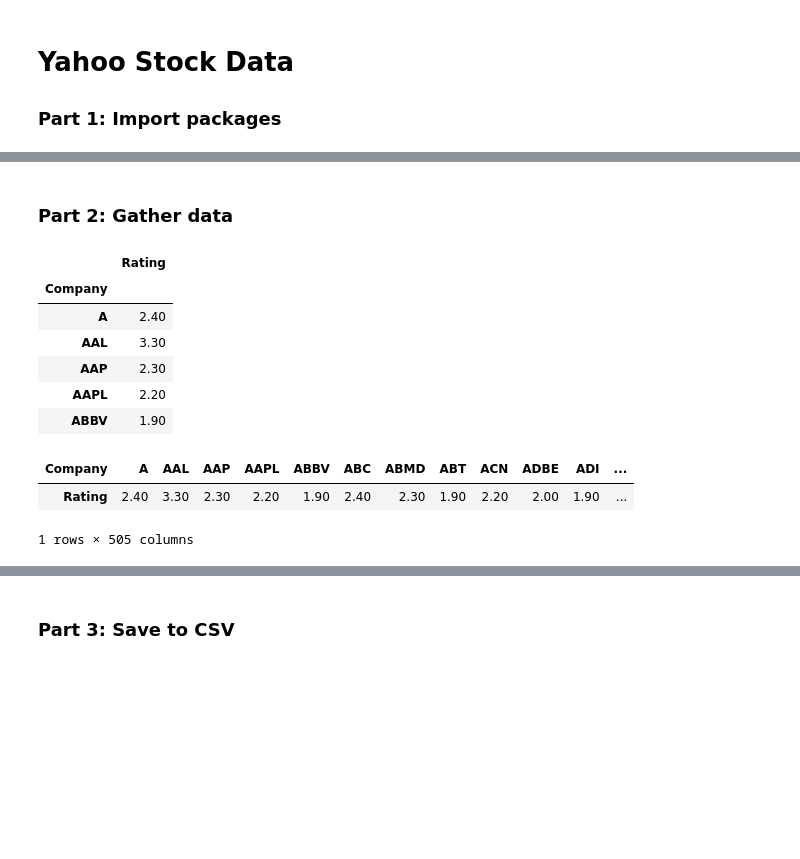
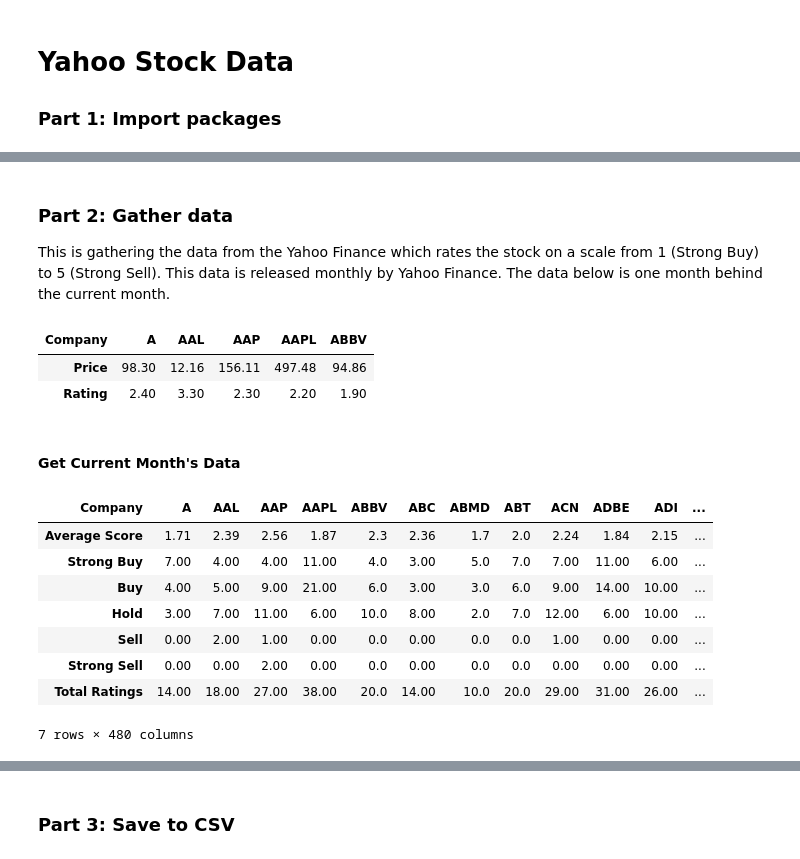
Before and after one commit to jonathannocek/yahoo-finance-stocks, a Jupyter notebook: src/yahoo_stocks.ipynb, the cells around one changed output, grey strips where cells are left out. Cells and saved outputs as stored; diff of their text form; code cells hidden in the pictures; blank space fills up the shorter version.

```diff
--- a/src/yahoo_stocks.ipynb
+++ b/src/yahoo_stocks.ipynb
@@ -40,42 +43,43 @@ Requirement already satisfied: pytz>=2017.2 in /usr/local/lib/python3.6/dist-pac
 Requirement already satisfied: numpy>=1.13.3 in /usr/local/lib/python3.6/dist-packages (from pandas>=0.21->pandas_datareader) (1.18.5)
 Requirement already satisfied: python-dateutil>=2.6.1 in /usr/local/lib/python3.6/dist-packages (from pandas>=0.21->pandas_datareader) (2.8.1)
 Requirement already satisfied: six>=1.5 in /usr/local/lib/python3.6/dist-packages (from python-dateutil>=2.6.1->pandas>=0.21->pandas_datareader) (1.15.0)
-# %% [markdown]
-### **Part 2: Gather data**
+# %% [markdown]
+### **Part 2: Gather data**
+
+This is gathering the data from the Yahoo Finance which rates the stock on a scale from 1 (Strong Buy) to 5 (Strong Sell). This data is released monthly by Yahoo Finance. The data below is one month behind the current month.
 # %%
+ratings_list = []
+prices_list = []
+
 for ticker in SP_500_TICKERS:
     # Get url and make request
     url = BASE_URL_1 + ticker + BASE_URL_2
     response = requests.get(url)
     response_json = response.json()
 
-    # Pull Recommendation from stock data
+    # returns true if status_code less than 400
     if not response.ok:
-        rating = None
+      rating = 'N/A'
+      price = 'N/A'
     try:
-        results_json = response_json['quoteSummary']['result'][0]
-        rating = results_json['financialData']['recommendationMean']['fmt']
+      results_json = response_json['quoteSummary']['result'][0]
+      rating = results_json['financialData']['recommendationMean']['fmt']
+      price = results_json['financialData']['currentPrice']["fmt"]
     except:
-        rating = None
+      rating = 'N/A'
+      price = 'N/A'
 
-    stock_data.append(rating)
+    ratings_list.append(rating)
+    prices_list.append(price)
 
 # Create pandas dataframe and insert data
-df = pd.DataFrame(list(zip(SP_500_TICKERS, stock_data)), columns =['Company', 'Rating'])
+df = pd.DataFrame(list(zip(SP_500_TICKERS, prices_list, ratings_list)), columns =['Company','Price', 'Rating'])
 df = df.set_index('Company')
 
-df.head()
+df.head().transpose()
 # %% [output]
-|  | Rating |
-| Company |  |
-| A | 2.40 |
-| AAL | 3.30 |
-| AAP | 2.30 |
-| AAPL | 2.20 |
-| ABBV | 1.90 |
+| Company | A | AAL | AAP | AAPL | ABBV |
+| Price | 98.30 | 12.16 | 156.11 | 497.48 | 94.86 |
+| Rating | 2.40 | 3.30 | 2.30 | 2.20 | 1.90 |
-# %%
-df.transpose()
-# %% [output]
-| Company | A | AAL | AAP | AAPL | ABBV | ABC | ABMD | ABT | ACN | ADBE | ADI | ... |
-| Rating | 2.40 | 3.30 | 2.30 | 2.20 | 1.90 | 2.40 | 2.30 | 1.90 | 2.20 | 2.00 | 1.90 | ... |
-1 rows × 505 columns
+# %% [markdown]
+#### **Get Current Month's Data**
@@ -81,0 +126,13 @@ df.transpose()
+# %%
+# Example of dataframe
+df_current_month.transpose()
+# %% [output]
+| Company | A | AAL | AAP | AAPL | ABBV | ABC | ABMD | ABT | ACN | ADBE | ADI | ... |
+| Average Score | 1.71 | 2.39 | 2.56 | 1.87 | 2.3 | 2.36 | 1.7 | 2.0 | 2.24 | 1.84 | 2.15 | ... |
+| Strong Buy | 7.00 | 4.00 | 4.00 | 11.00 | 4.0 | 3.00 | 5.0 | 7.0 | 7.00 | 11.00 | 6.00 | ... |
+| Buy | 4.00 | 5.00 | 9.00 | 21.00 | 6.0 | 3.00 | 3.0 | 6.0 | 9.00 | 14.00 | 10.00 | ... |
+| Hold | 3.00 | 7.00 | 11.00 | 6.00 | 10.0 | 8.00 | 2.0 | 7.0 | 12.00 | 6.00 | 10.00 | ... |
+| Sell | 0.00 | 2.00 | 1.00 | 0.00 | 0.0 | 0.00 | 0.0 | 0.0 | 1.00 | 0.00 | 0.00 | ... |
+| Strong Sell | 0.00 | 0.00 | 2.00 | 0.00 | 0.0 | 0.00 | 0.0 | 0.0 | 0.00 | 0.00 | 0.00 | ... |
+| Total Ratings | 14.00 | 18.00 | 27.00 | 38.00 | 20.0 | 14.00 | 10.0 | 20.0 | 29.00 | 31.00 | 26.00 | ... |
+7 rows × 480 columns
```
Also changed, not shown: parts of 7 cells of this notebook.
